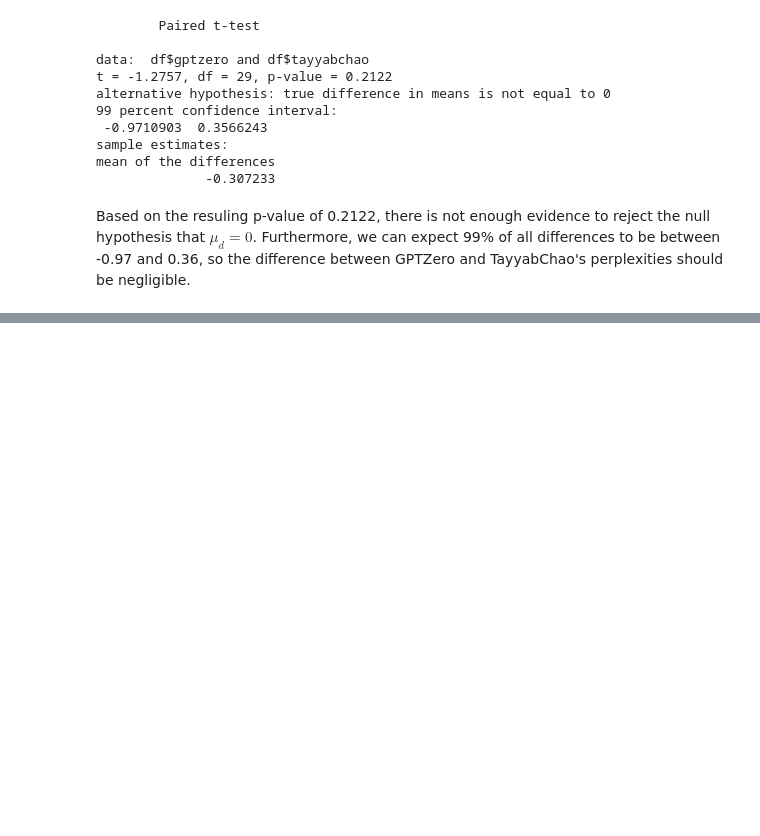
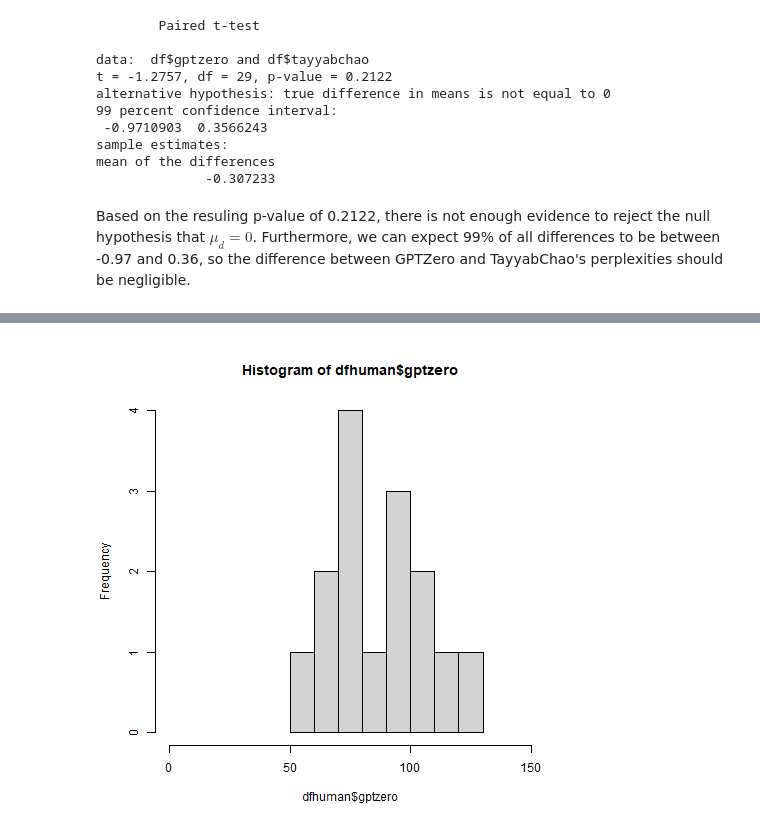
Before and after one commit to brightp-py/cic_student_essays, a Jupyter notebook: gptzero_column.ipynb, the cells around one changed output, grey strips where cells are left out. Drawn from its saved outputs; the diff is of its cells as text; code cells hidden in the pictures; blank space fills up the shorter version.

Commit message:
Exported decision frequency image

```diff
--- a/gptzero_column.ipynb
+++ b/gptzero_column.ipynb
@@ -415,0 +506,5 @@ Based on the resuling p-value of 0.2122, there is not enough evidence to reject
+# %%
+%%R
+df <- read.csv("RandomSampleWithGPTZero.csv")
+df %>%
+    head
@@ -415,0 +540,10 @@ Based on the resuling p-value of 0.2122, there is not enough evidence to reject
+# %%
+%%R
+df$name[df$decision == "Your text is likely to be written entirely by a human."] <- "Human"
+df$name[df$decision == "Your text is likely to be written entirely by AI."] <- "AI"
+df$name[df$decision == "Your text is most likely human written but there are some sentences with low perplexities."] <- "Low PPL"
+df$name[df$decision == "Your text may include parts written by an AI."] <- "Some AI"
+
+df$binname <- "AI"
+df$binname[df$name == "Human"] <- "Human"
+df$binname[df$name == "Low PPL"] <- "Human"
@@ -415,0 +574,7 @@ Based on the resuling p-value of 0.2122, there is not enough evidence to reject
+# %%
+%%R
+dfhuman <- df[df$decision == "Your text is likely to be written entirely by a human." & df$gptzero < 300,]
+hist(dfhuman$gptzero,
+     xlim = c(0, 150))
+# %% [output]
+[figure, added]
```
Also changed, not shown: parts of 9 cells of this notebook, 1 other file.
